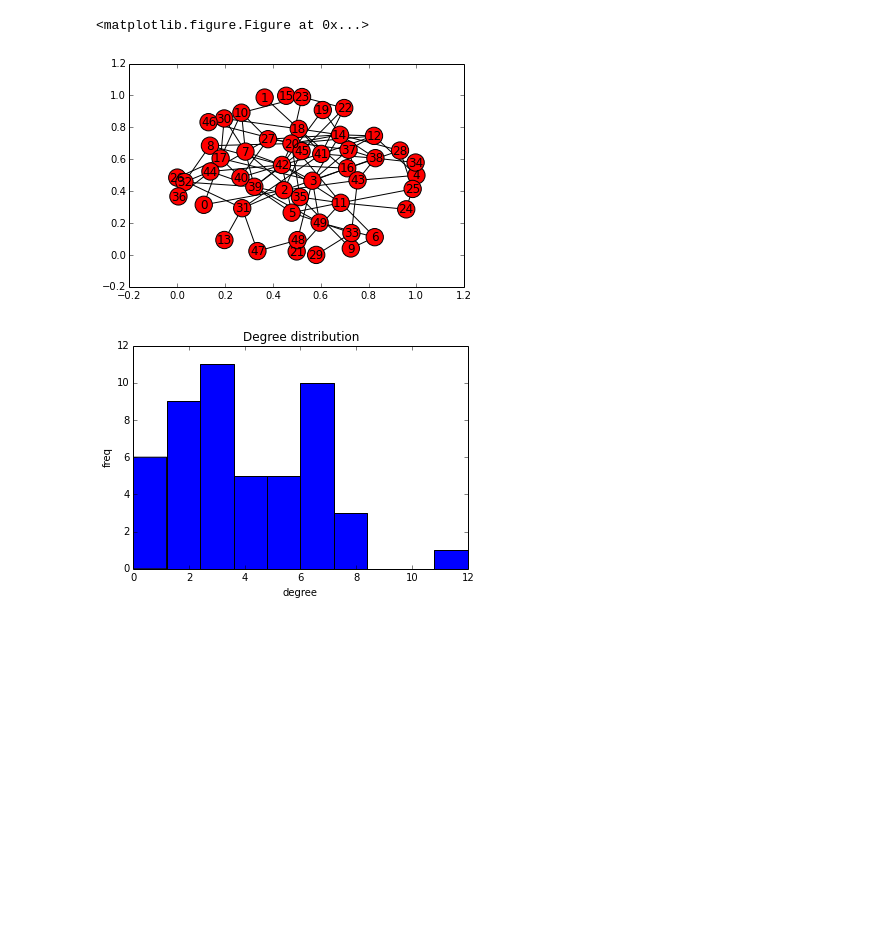
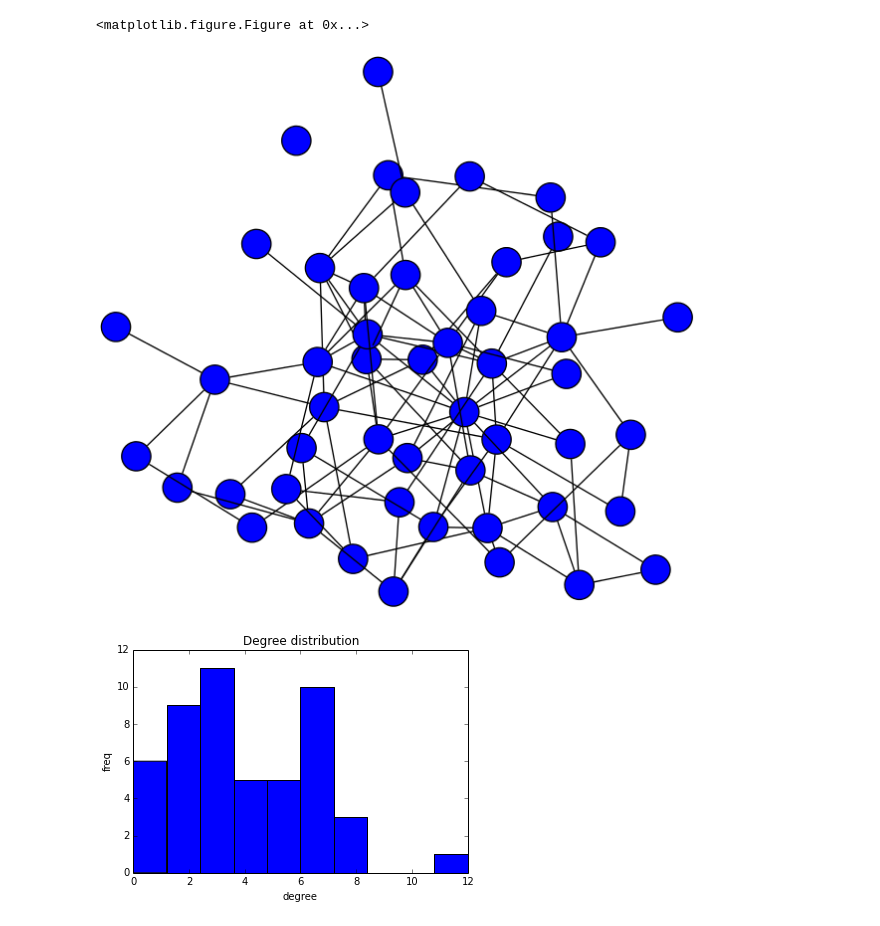
Before and after one commit to LucaFoschini/IGERTBootcamp, a Jupyter notebook: notebooks/day6/Experiments with Random Graphs.ipynb, the cells around one changed output. Saved outputs shown, nothing was run; the diff lists cells and outputs as text; code cells hidden in the pictures; blank space fills up the shorter version.

```diff
--- a/notebooks/day6/Experiments with Random Graphs.ipynb
+++ b/notebooks/day6/Experiments with Random Graphs.ipynb
@@ -82,14 +76,11 @@ clustering random1:  0.0604761904762
 diameter random1: inf
 <matplotlib.figure.Figure at 0x...>
 # %%
-if use_graphviz:
-    output_file = "data/random2_graph.png"
-    draw(rand2, output_file)
-    Image(output_file)
-else:
-    nx.draw_networkx(rand2)
+output_file = "data/random2_graph.png"
+draw(rand2, output_file)
+Image(output_file)
 # %% [output]
-[figure, old version]
+[figure, new version]
 # %%
 degree_distribution(rand2, "data/random2_deg.pdf")
 betweenness_distribution(rand2, "data/random2_betw.pdf")
```
Also changed, not shown: parts of 3 cells of this notebook.
